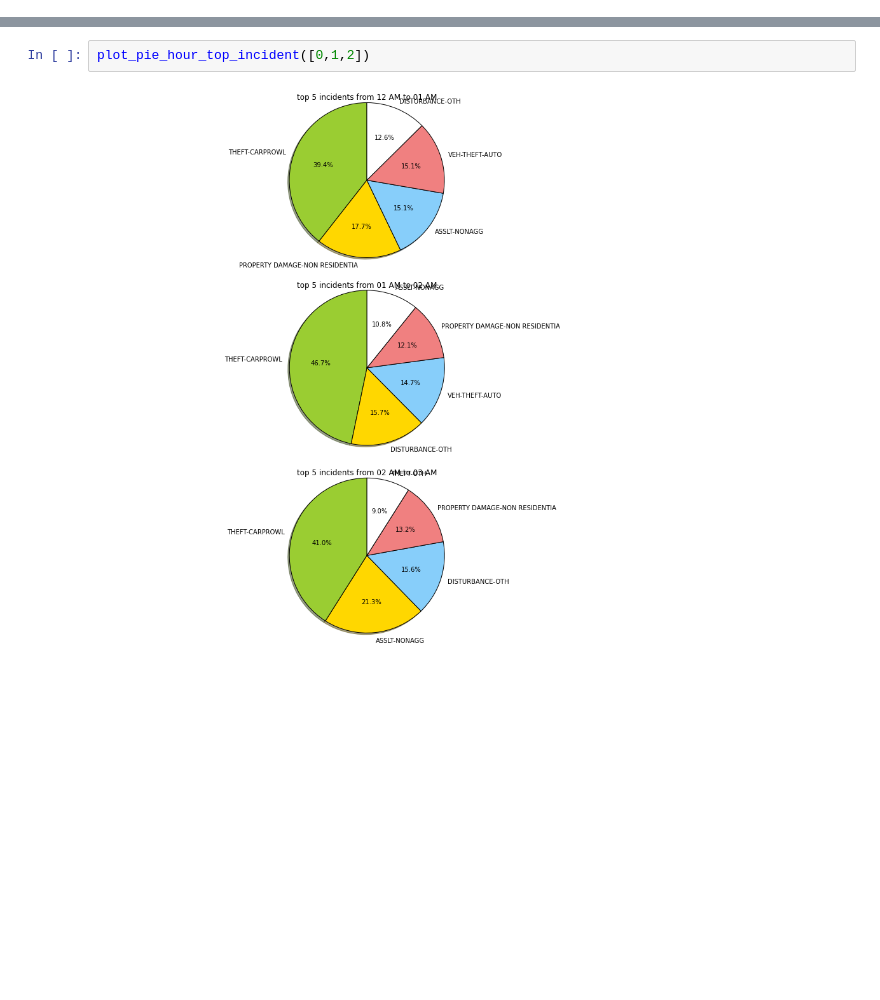
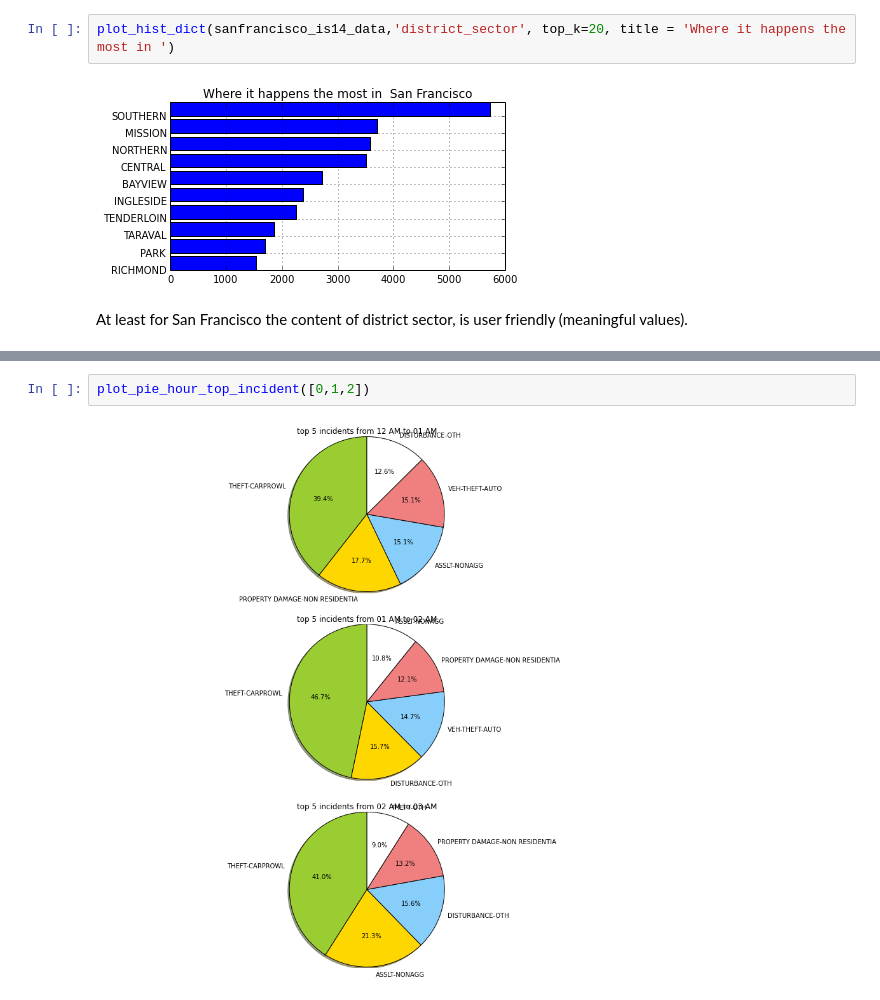
Before and after one commit to Wajih-O/datasci_course_materials, a Jupyter notebook: assignment6/Visualization.ipynb, the cells around one changed output, grey strips where cells are left out. Saved outputs shown, nothing was run; the diff lists cells and outputs as text; blank space fills up the shorter version.

```diff
--- a/assignment6/Visualization.ipynb
+++ b/assignment6/Visualization.ipynb
@@ -84,0 +166,6 @@ Relative distribution of the top k incidents given an hour shows that CARPROWL i
+# %%
+plot_hist_dict(sanfrancisco_is14_data,'district_sector', top_k=20, title = 'Where it happens the most in ')
+# %% [output]
+[figure, added]
+# %% [markdown]
+At least for San Francisco the content of district sector, is user friendly (meaningful values).
```
Also changed, not shown: parts of 76 cells of this notebook.
